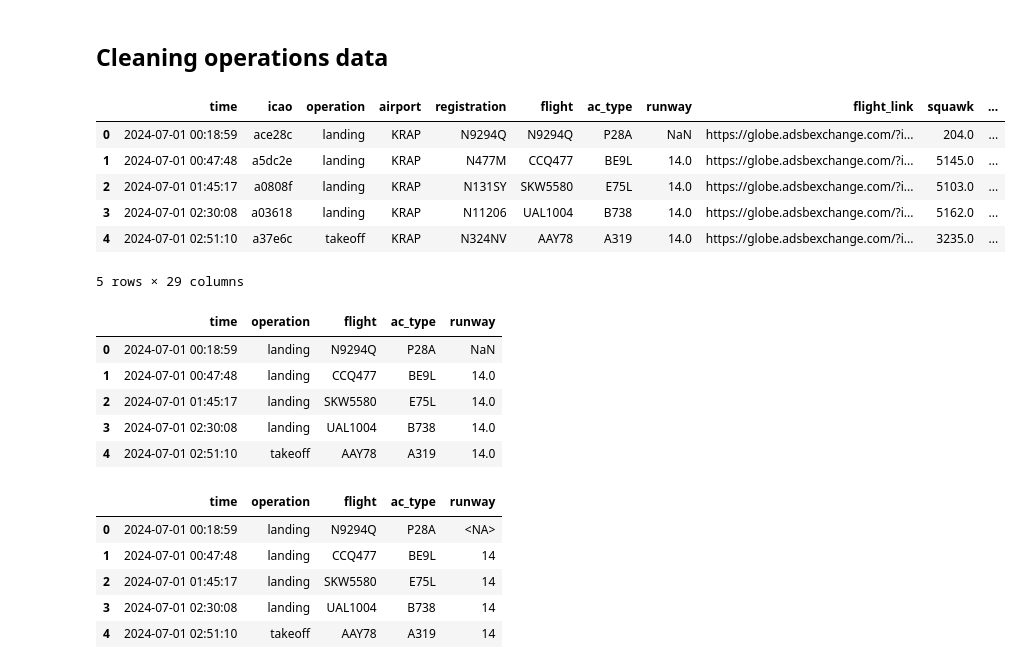
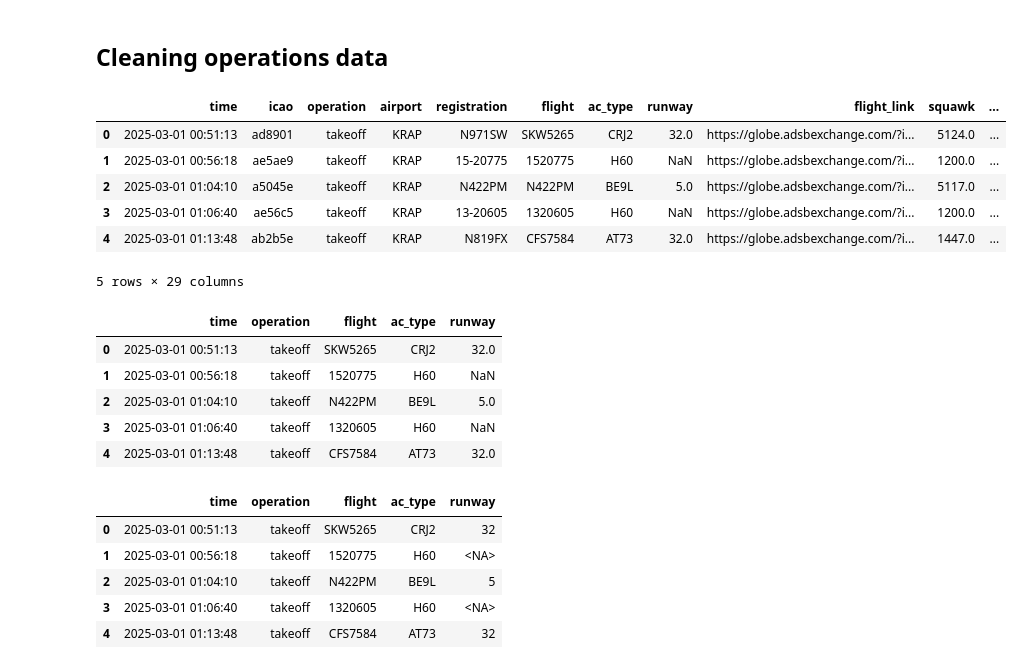
Before and after one commit to ghRevelle/pytc, a Jupyter notebook: data/data_cleaner.ipynb, the cells around one changed output. Saved outputs shown, nothing was run; the diff lists cells and outputs as text; code cells hidden in the pictures.

```diff
--- a/data/data_cleaner.ipynb
+++ b/data/data_cleaner.ipynb
@@ -130,16 +144,16 @@ filtered_aircraft.to_csv('aircraft_cleaned.csv', index=False)
 ## Cleaning operations data
 # %%
 # Load operations data
-filtered_operations = pd.read_csv('filtered_operations.csv')
+filtered_operations = pd.read_csv('filtered_data/filtered_operations_20250301.csv')
 
 filtered_operations.head()
 # %% [output]
 |  | time | icao | operation | airport | registration | flight | ac_type | runway | flight_link | squawk | ... |
-| 0 | 2024-07-01 00:18:59 | ace28c | landing | KRAP | N9294Q | N9294Q | P28A | NaN | https://globe.adsbexchange.com/?i... | 204.0 | ... |
-| 1 | 2024-07-01 00:47:48 | a5dc2e | landing | KRAP | N477M | CCQ477 | BE9L | 14.0 | https://globe.adsbexchange.com/?i... | 5145.0 | ... |
-| 2 | 2024-07-01 01:45:17 | a0808f | landing | KRAP | N131SY | SKW5580 | E75L | 14.0 | https://globe.adsbexchange.com/?i... | 5103.0 | ... |
-| 3 | 2024-07-01 02:30:08 | a03618 | landing | KRAP | N11206 | UAL1004 | B738 | 14.0 | https://globe.adsbexchange.com/?i... | 5162.0 | ... |
-| 4 | 2024-07-01 02:51:10 | a37e6c | takeoff | KRAP | N324NV | AAY78 | A319 | 14.0 | https://globe.adsbexchange.com/?i... | 3235.0 | ... |
+| 0 | 2025-03-01 00:51:13 | ad8901 | takeoff | KRAP | N971SW | SKW5265 | CRJ2 | 32.0 | https://globe.adsbexchange.com/?i... | 5124.0 | ... |
+| 1 | 2025-03-01 00:56:18 | ae5ae9 | takeoff | KRAP | 15-20775 | 1520775 | H60 | NaN | https://globe.adsbexchange.com/?i... | 1200.0 | ... |
+| 2 | 2025-03-01 01:04:10 | a5045e | takeoff | KRAP | N422PM | N422PM | BE9L | 5.0 | https://globe.adsbexchange.com/?i... | 5117.0 | ... |
+| 3 | 2025-03-01 01:06:40 | ae56c5 | takeoff | KRAP | 13-20605 | 1320605 | H60 | NaN | https://globe.adsbexchange.com/?i... | 1200.0 | ... |
+| 4 | 2025-03-01 01:13:48 | ab2b5e | takeoff | KRAP | N819FX | CFS7584 | AT73 | 32.0 | https://globe.adsbexchange.com/?i... | 1447.0 | ... |
 5 rows × 29 columns
 # %%
 # Remove unnecessary columns from operations data
@@ -171,11 +185,11 @@ filtered_operations.drop(['icao',
 filtered_operations.head()
 # %% [output]
 |  | time | operation | flight | ac_type | runway |
-| 0 | 2024-07-01 00:18:59 | landing | N9294Q | P28A | NaN |
-| 1 | 2024-07-01 00:47:48 | landing | CCQ477 | BE9L | 14.0 |
-| 2 | 2024-07-01 01:45:17 | landing | SKW5580 | E75L | 14.0 |
-| 3 | 2024-07-01 02:30:08 | landing | UAL1004 | B738 | 14.0 |
-| 4 | 2024-07-01 02:51:10 | takeoff | AAY78 | A319 | 14.0 |
+| 0 | 2025-03-01 00:51:13 | takeoff | SKW5265 | CRJ2 | 32.0 |
+| 1 | 2025-03-01 00:56:18 | takeoff | 1520775 | H60 | NaN |
+| 2 | 2025-03-01 01:04:10 | takeoff | N422PM | BE9L | 5.0 |
+| 3 | 2025-03-01 01:06:40 | takeoff | 1320605 | H60 | NaN |
+| 4 | 2025-03-01 01:13:48 | takeoff | CFS7584 | AT73 | 32.0 |
 # %%
 # Convert time to datetime format
 filtered_operations['time'] = pd.to_datetime(filtered_operations['time'], format='%Y-%m-%d %H:%M:%S', errors='coerce')
@@ -186,10 +200,10 @@ filtered_operations['runway'] = pd.to_numeric(filtered_operations['runway'], err
 filtered_operations.head()
 # %% [output]
 |  | time | operation | flight | ac_type | runway |
-| 0 | 2024-07-01 00:18:59 | landing | N9294Q | P28A | <NA> |
-| 1 | 2024-07-01 00:47:48 | landing | CCQ477 | BE9L | 14 |
-| 2 | 2024-07-01 01:45:17 | landing | SKW5580 | E75L | 14 |
-| 3 | 2024-07-01 02:30:08 | landing | UAL1004 | B738 | 14 |
-| 4 | 2024-07-01 02:51:10 | takeoff | AAY78 | A319 | 14 |
+| 0 | 2025-03-01 00:51:13 | takeoff | SKW5265 | CRJ2 | 32 |
+| 1 | 2025-03-01 00:56:18 | takeoff | 1520775 | H60 | <NA> |
+| 2 | 2025-03-01 01:04:10 | takeoff | N422PM | BE9L | 5 |
+| 3 | 2025-03-01 01:06:40 | takeoff | 1320605 | H60 | <NA> |
+| 4 | 2025-03-01 01:13:48 | takeoff | CFS7584 | AT73 | 32 |
 # %%
 # Save data
```
Also changed, not shown: parts of 8 cells of this notebook, 14 other files.
